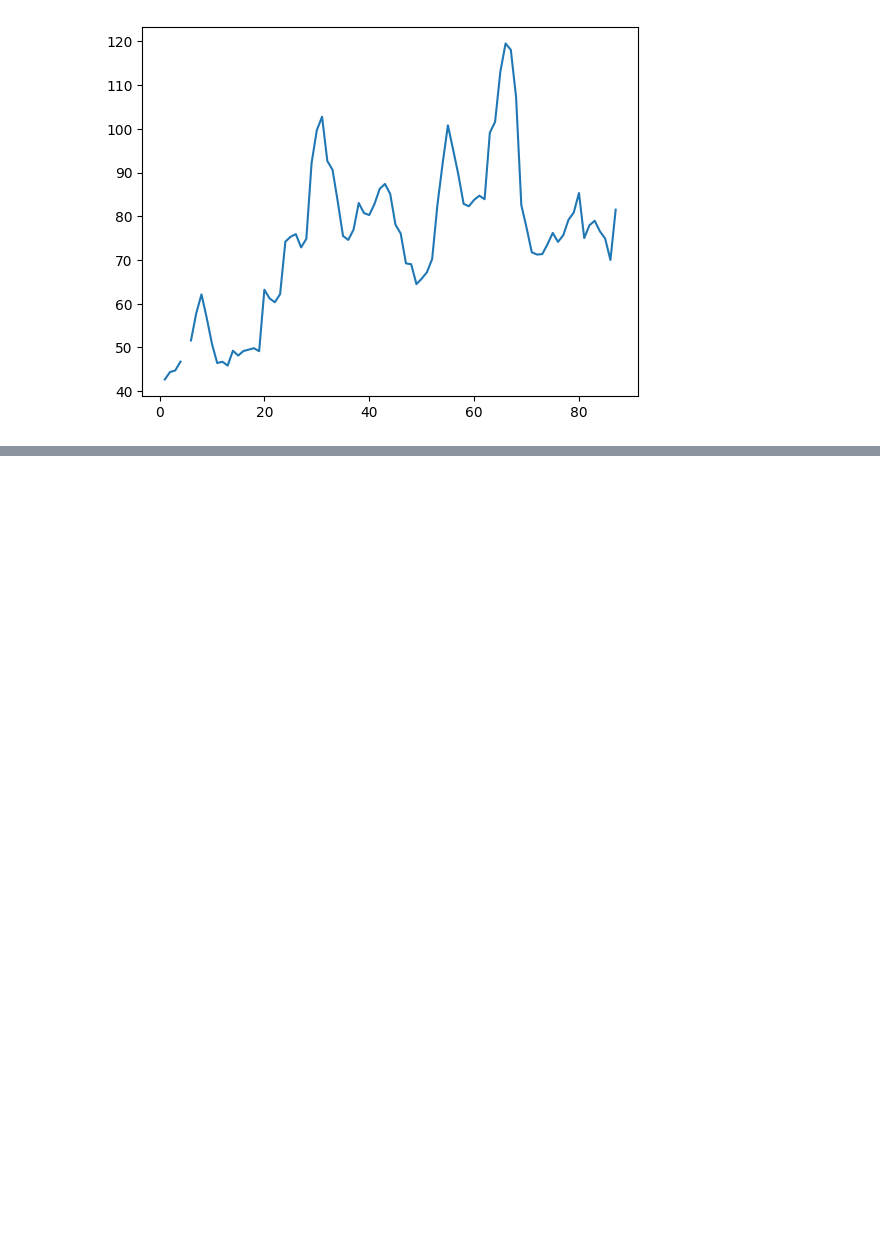
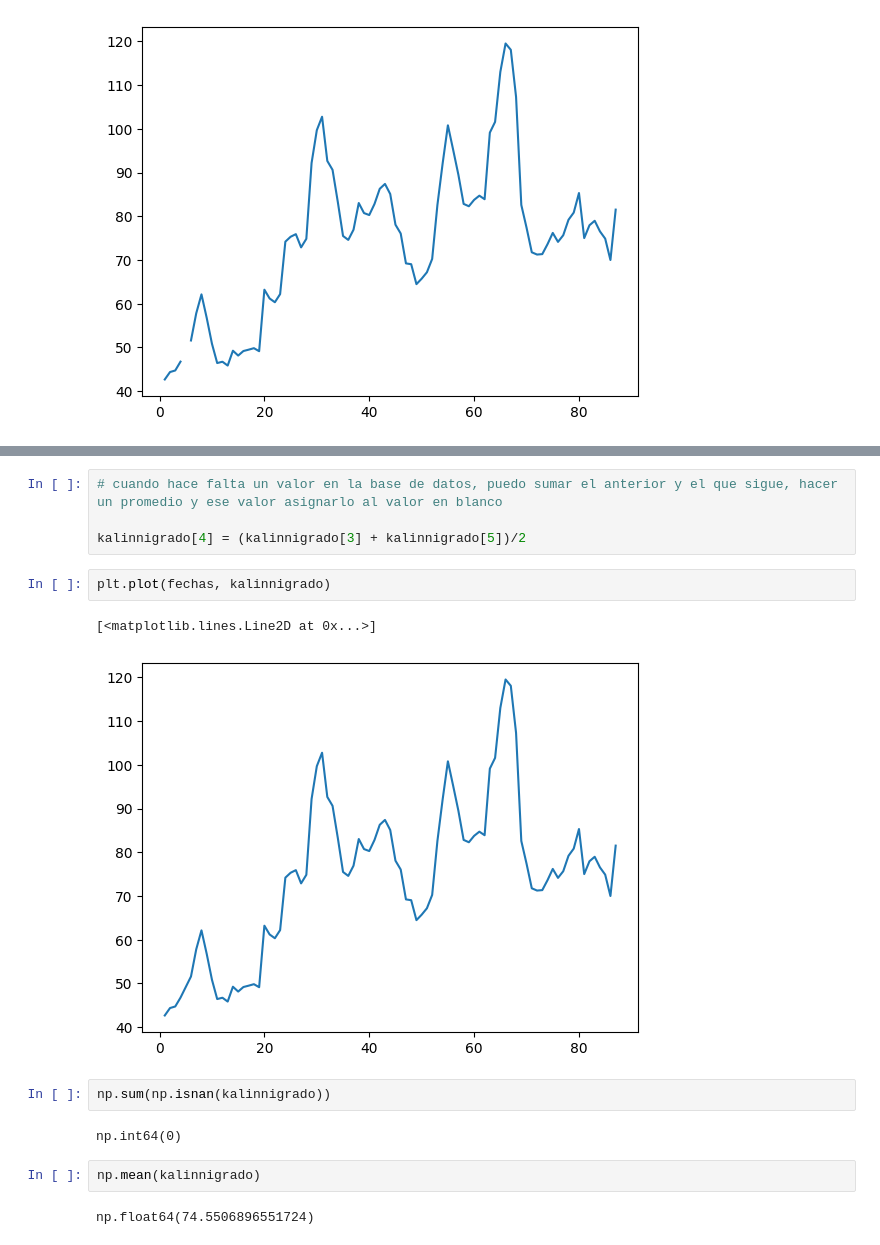
Before and after one commit to Monica-Restrepo/Numpy-clases, a Jupyter notebook: Numpy1.ipynb, the cells around one changed output, grey strips where cells are left out. Drawn from its saved outputs; the diff is of its cells as text; blank space fills up the shorter version.

```diff
--- a/Numpy1.ipynb
+++ b/Numpy1.ipynb
@@ -162,0 +183,17 @@ plt.plot(fechas, kalinnigrado)
+# %%
+# cuando hace falta un valor en la base de datos, puedo sumar el anterior y el que sigue, hacer un promedio y ese valor asignarlo al valor en blanco
+
+kalinnigrado[4] = (kalinnigrado[3] + kalinnigrado[5])/2
+# %%
+plt.plot(fechas, kalinnigrado)
+# %% [output]
+[<matplotlib.lines.Line2D at 0x...>]
+[figure, added]
+# %%
+np.sum(np.isnan(kalinnigrado))
+# %% [output]
+np.int64(0)
+# %%
+np.mean(kalinnigrado)
+# %% [output]
+np.float64(74.5506896551724)
```
Also changed, not shown: parts of 4 cells of this notebook.
